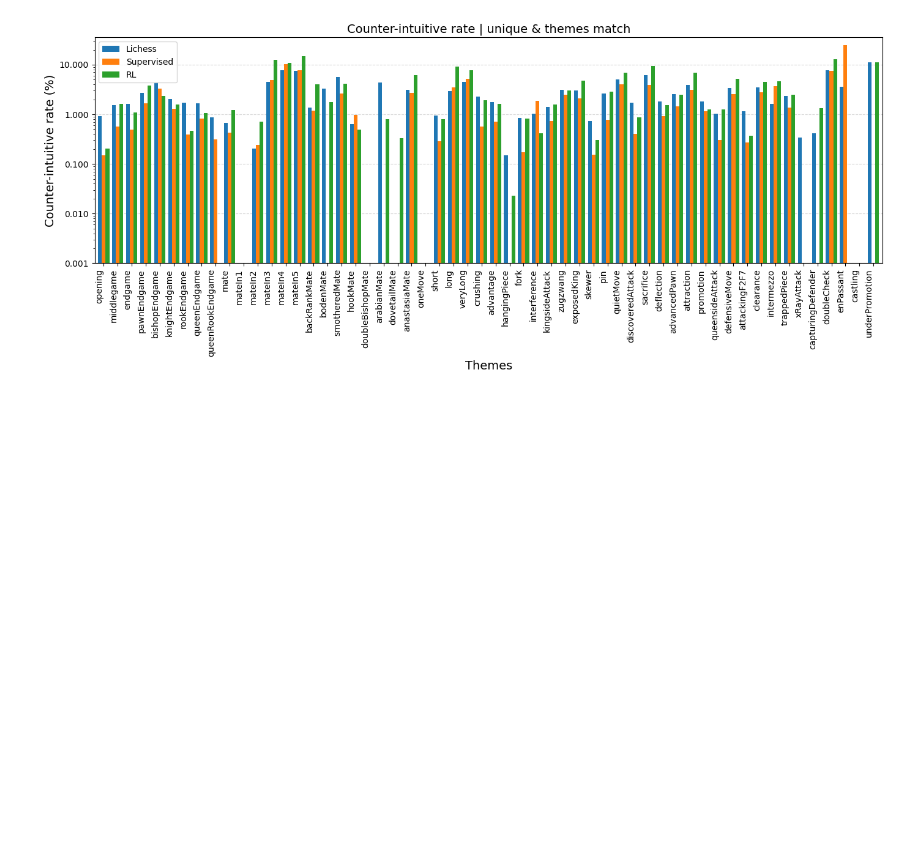
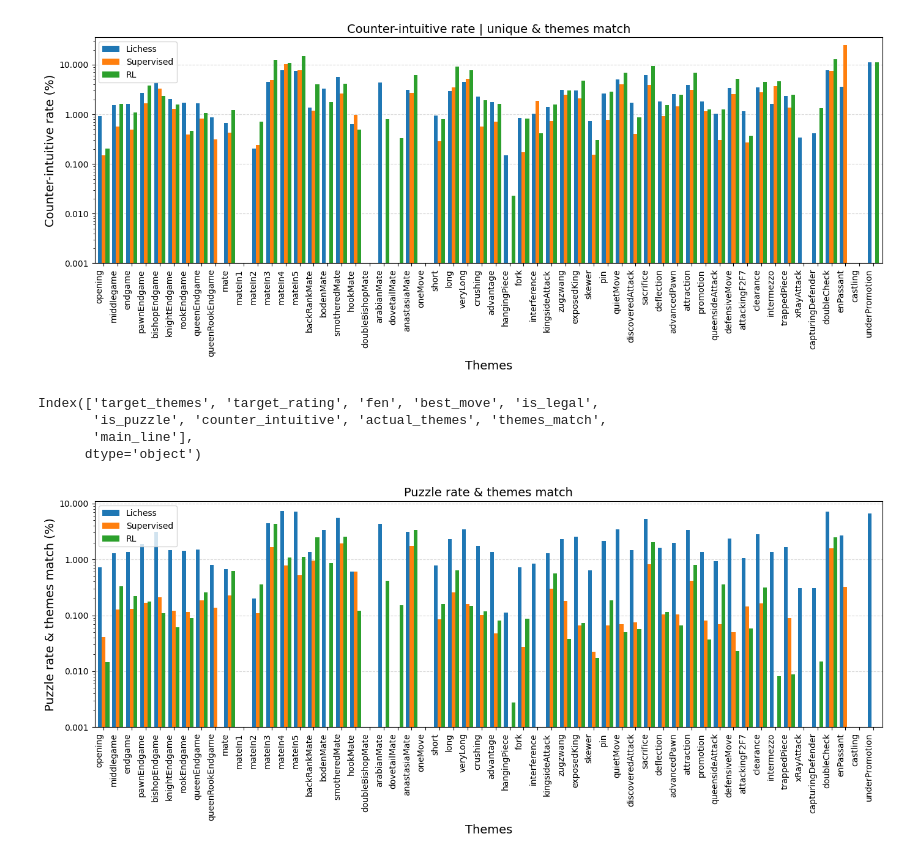
Before and after one commit to naapeli/Generating-open-source-chess-puzzles, a Jupyter notebook: src/plots.ipynb, the cells around one changed output. Drawn from its saved outputs; the diff is of its cells as text; code cells hidden in the pictures; blank space fills up the shorter version.

```diff
--- a/src/plots.ipynb
+++ b/src/plots.ipynb
@@ -510,3 +510,58 @@ plt.tight_layout()
 # plt.savefig("../Thesis/sections/figures/other/ci_distribution_over_themes.pdf")
 # %% [output]
 [figure]
+# %%
+supervised.columns
+# %% [output]
+Index(['target_themes', 'target_rating', 'fen', 'best_move', 'is_legal',
+       'is_puzzle', 'counter_intuitive', 'actual_themes', 'themes_match',
+       'main_line'],
+      dtype='object')
+# %%
+from rl.espo import state_of_game_tokens, endgames, is_mate, mate_lengths, types_of_mate, lengths, winnings, other
+
+
+path = Path("./Generate_positions/final_model/supervised/v4/test_context_no_move_last.csv")
+supervised = pd.read_csv(path)
+path = Path("./Generate_positions/final_model/rl/full_diversity11_3500/test_context_no_move_last.csv")
+rl = pd.read_csv(path)
+path = Path("./Generate_positions/Lichess/lichess_first_time_move_found_division_50.csv")
+lichess = pd.read_csv(path)
+
+supervised["target_themes"] = supervised["target_themes"].apply(ast.literal_eval)
+rl["target_themes"] = rl["target_themes"].apply(ast.literal_eval)
+lichess["target_themes"] = lichess["target_themes"].apply(ast.literal_eval)
+
+unique_elements = [*state_of_game_tokens, *endgames, is_mate, *mate_lengths, *types_of_mate, *lengths, *winnings, *other]
+
+items = {}
+for item in unique_elements:
+    if item == "equality":
+        continue
+    filtered_supervised = supervised[supervised["target_themes"].apply(lambda x: item in x)]
+    filtered_rl = rl[rl["target_themes"].apply(lambda x: item in x)]
+    filtered_lichess = lichess[lichess["target_themes"].apply(lambda x: item in x)]
+
+    items[item] = 100 * (filtered_lichess["is_puzzle"] & filtered_lichess["counter_intuitive"]).mean(), 100 * (filtered_supervised["is_puzzle"] & filtered_supervised["counter_intuitive"] & filtered_supervised["themes_match"]).mean(), 100 * (filtered_rl["is_puzzle"] & filtered_rl["counter_intuitive"] & filtered_rl["themes_match"]).mean()
+
+df_plot = pd.DataFrame.from_dict(items, orient="index", columns=["Lichess", "Supervised", "RL"])
+# df_plot = df_plot.sort_values(by=df_plot.index, ascending=False)
+# df_plot = df_plot.sort_index(ascending=True)
+
+# colors = ["#4C72B0", "#DD8452", "#55A868"]
+# colors = ["#6B8EAD", "#E39B70", "#77AB7A"]
+# df_plot.plot(kind="bar", figsize=(14, 6), width=0.8, color=colors)
+df_plot.plot(kind="bar", figsize=(14, 6), width=0.8)
+plt.title("Puzzle rate & themes match", fontsize=14)
+plt.ylabel("Puzzle rate & themes match (%)", fontsize=14)
+plt.xlabel("Themes", fontsize=14)
+plt.xticks(rotation=90, ha="right")
+plt.yscale("log")
+plt.gca().set_axisbelow(True)
+plt.grid(axis="y", zorder=0, linestyle='--', alpha=0.5)
+plt.yticks([10.0, 1.00, 0.10, 0.01, 0.001])
+plt.gca().yaxis.set_major_formatter(ticker.ScalarFormatter())
+plt.tight_layout()
+# plt.savefig("../Thesis/sections/figures/other/puzzle_rate_distribution_over_themes.pdf")
+# %% [output]
+[figure, added]
```
Also changed, not shown: 51 other files.
